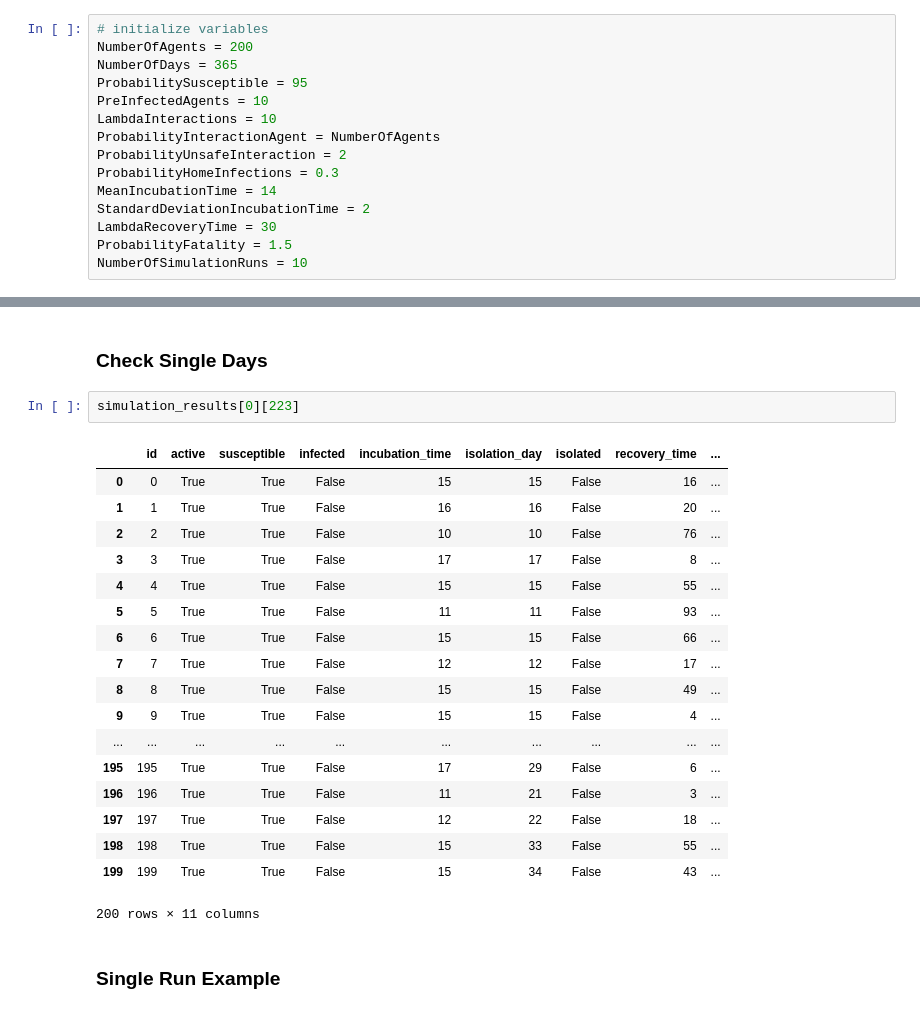
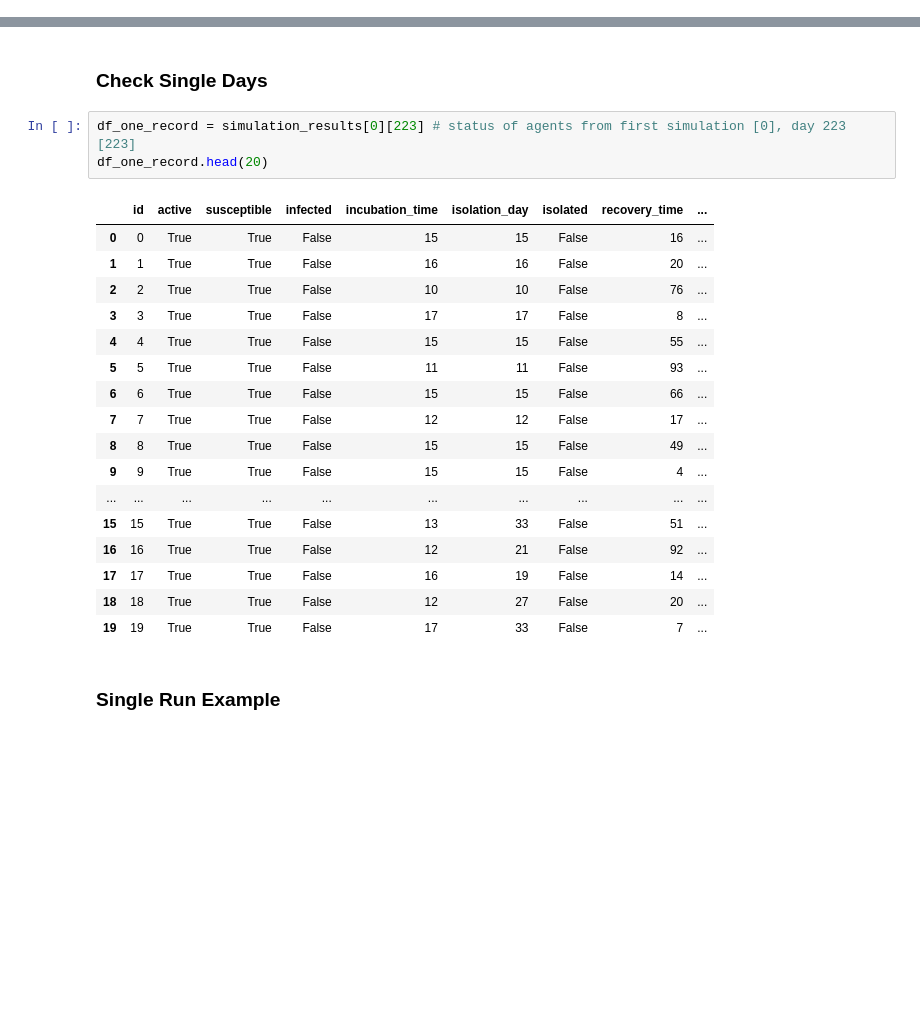
Before and after one commit to sdezoete/covidsim, a Jupyter notebook: COVID Simulator - Return to Office.ipynb, the cells around one changed output, grey strips where cells are left out. Cells and saved outputs as stored; diff of their text form; blank space fills up the shorter version.

```diff
--- a/COVID Simulator - Return to Office.ipynb
+++ b/COVID Simulator - Return to Office.ipynb
@@ -281,20 +257,5 @@ simulation_run(NumberOfDays = NumberOfDays,
 # %% [markdown]
 ### Full Simulation
-# %%
-# initialize variables
-NumberOfAgents = 200
-NumberOfDays = 365
-ProbabilitySusceptible = 95
-PreInfectedAgents = 10
-LambdaInteractions = 10
-ProbabilityInteractionAgent = NumberOfAgents
-ProbabilityUnsafeInteraction = 2
-ProbabilityHomeInfections = 0.3
-MeanIncubationTime = 14
-StandardDeviationIncubationTime = 2
-LambdaRecoveryTime = 30
-ProbabilityFatality = 1.5
-NumberOfSimulationRuns = 10
 # %%
 def full_simulation(NumberOfDays = NumberOfDays,
                     NumberOfAgents = NumberOfAgents,
@@ -353,27 +314,27 @@ Simulation Run:  9
 ## Step 4: Analytics and Visualization
 # %% [markdown]
 ### Check Single Days
-# %%
-simulation_results[0][223]
-# %% [output]
-|  | id | active | susceptible | infected | incubation_time | isolation_day | isolated | recovery_time | ... |
-| 0 | 0 | True | True | False | 15 | 15 | False | 16 | ... |
-| 1 | 1 | True | True | False | 16 | 16 | False | 20 | ... |
-| 2 | 2 | True | True | False | 10 | 10 | False | 76 | ... |
-| 3 | 3 | True | True | False | 17 | 17 | False | 8 | ... |
-| 4 | 4 | True | True | False | 15 | 15 | False | 55 | ... |
-| 5 | 5 | True | True | False | 11 | 11 | False | 93 | ... |
-| 6 | 6 | True | True | False | 15 | 15 | False | 66 | ... |
-| 7 | 7 | True | True | False | 12 | 12 | False | 17 | ... |
-| 8 | 8 | True | True | False | 15 | 15 | False | 49 | ... |
-| 9 | 9 | True | True | False | 15 | 15 | False | 4 | ... |
-| ... | ... | ... | ... | ... | ... | ... | ... | ... | ... |
-| 195 | 195 | True | True | False | 17 | 29 | False | 6 | ... |
-| 196 | 196 | True | True | False | 11 | 21 | False | 3 | ... |
-| 197 | 197 | True | True | False | 12 | 22 | False | 18 | ... |
-| 198 | 198 | True | True | False | 15 | 33 | False | 55 | ... |
-| 199 | 199 | True | True | False | 15 | 34 | False | 43 | ... |
-200 rows × 11 columns
+# %%
+df_one_record = simulation_results[0][223] # status of agents from first simulation [0], day 223 [223]
+df_one_record.head(20)
+# %% [output]
+|  | id | active | susceptible | infected | incubation_time | isolation_day | isolated | recovery_time | ... |
+| 0 | 0 | True | True | False | 15 | 15 | False | 16 | ... |
+| 1 | 1 | True | True | False | 16 | 16 | False | 20 | ... |
+| 2 | 2 | True | True | False | 10 | 10 | False | 76 | ... |
+| 3 | 3 | True | True | False | 17 | 17 | False | 8 | ... |
+| 4 | 4 | True | True | False | 15 | 15 | False | 55 | ... |
+| 5 | 5 | True | True | False | 11 | 11 | False | 93 | ... |
+| 6 | 6 | True | True | False | 15 | 15 | False | 66 | ... |
+| 7 | 7 | True | True | False | 12 | 12 | False | 17 | ... |
+| 8 | 8 | True | True | False | 15 | 15 | False | 49 | ... |
+| 9 | 9 | True | True | False | 15 | 15 | False | 4 | ... |
+| ... | ... | ... | ... | ... | ... | ... | ... | ... | ... |
+| 15 | 15 | True | True | False | 13 | 33 | False | 51 | ... |
+| 16 | 16 | True | True | False | 12 | 21 | False | 92 | ... |
+| 17 | 17 | True | True | False | 16 | 19 | False | 14 | ... |
+| 18 | 18 | True | True | False | 12 | 27 | False | 20 | ... |
+| 19 | 19 | True | True | False | 17 | 33 | False | 7 | ... |
 # %% [markdown]
 ### Single Run Example
 # %%
```
Also changed, not shown: parts of 15 cells of this notebook, 5 other files.
